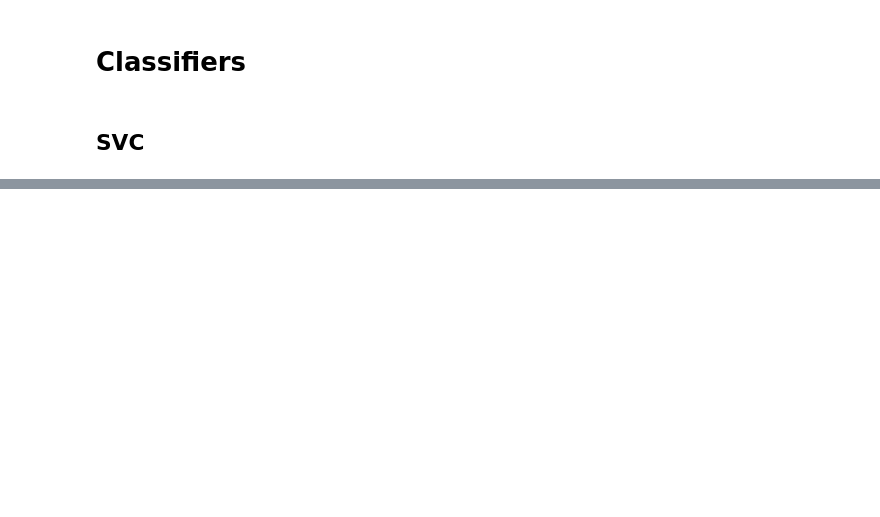
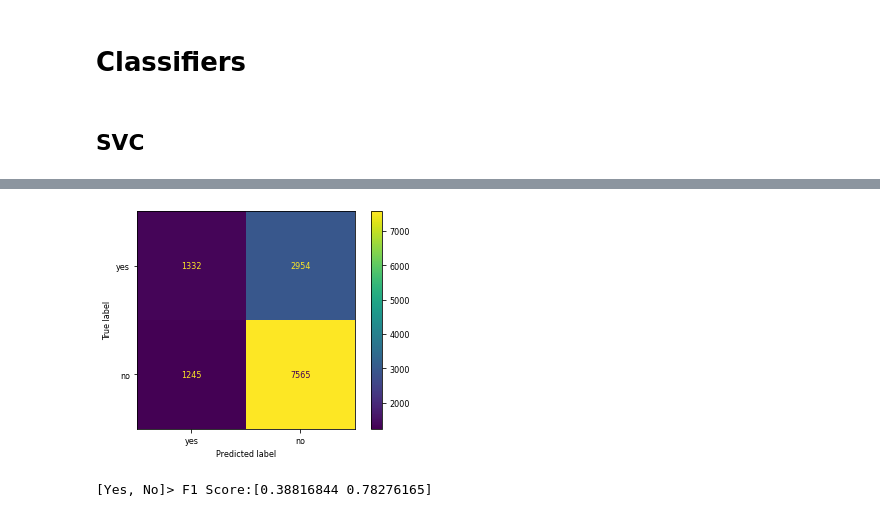
Before and after one commit to PedroMarques27/ED, a Jupyter notebook: Data_mining_Notebook.ipynb, the cells around one changed output, grey strips where cells are left out. Drawn from its saved outputs; the diff is of its cells as text; code cells hidden in the pictures; blank space fills up the shorter version.

```diff
--- a/Data_mining_Notebook.ipynb
+++ b/Data_mining_Notebook.ipynb
@@ -409,0 +407,3 @@ ax.grid()
+# %%
+X_train_o, Y_train_o = SMOTE(sampling_strategy="minority").fit_resample(X_train_pca, Y_train)
+print(Y_train_o.value_counts())
@@ -457,0 +527,6 @@ print(f1_score(y,pred_labels_cv, average = None))
+# %%
+# fitting the model for grid search
+grid = GridSearchCV(SVC(), param_grid, refit=True, verbose=3, cv=5)
+grid.fit(X_train_o, Y_train_o)
+best_estimator_os = grid.best_estimator_
+best_estimator_os
@@ -457,0 +541,10 @@ print(f1_score(y,pred_labels_cv, average = None))
+# %%
+pred_labels = best_estimator_os.predict(X_test_pca)
+cm = confusion_matrix(Y_test, pred_labels)
+disp = ConfusionMatrixDisplay(confusion_matrix=cm, display_labels=["yes","no"])
+disp.plot()
+plt.show()
+print(f"[Yes, No]> F1 Score:{f1_score(Y_test,pred_labels, average = None)}")
+# %% [output]
+[figure, added]
+[Yes, No]> F1 Score:[0.38816844 0.78276165]
```
Also changed, not shown: parts of 38 cells of this notebook.
